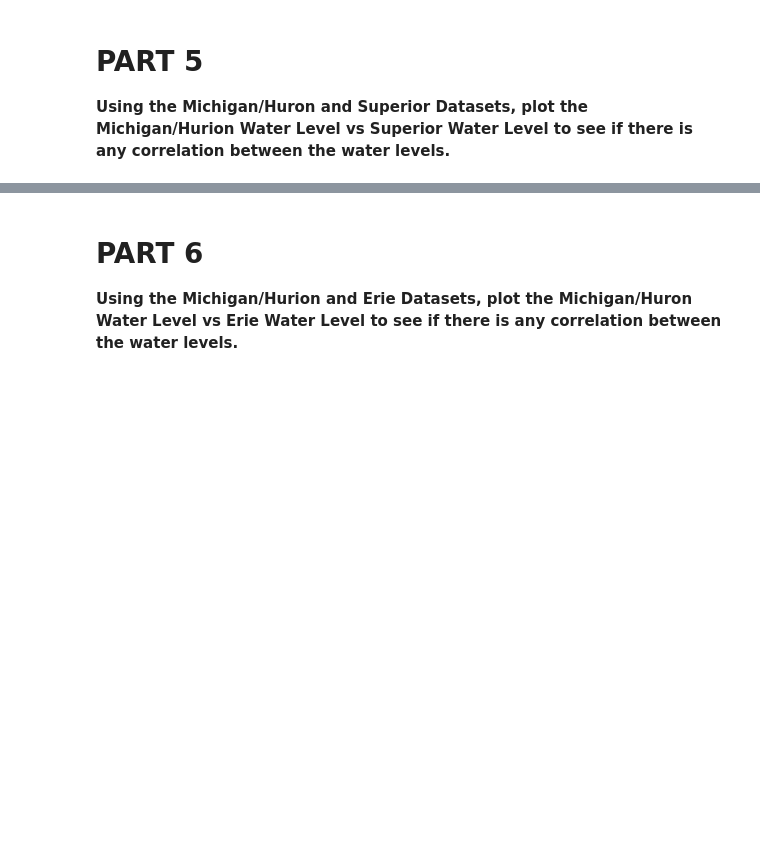
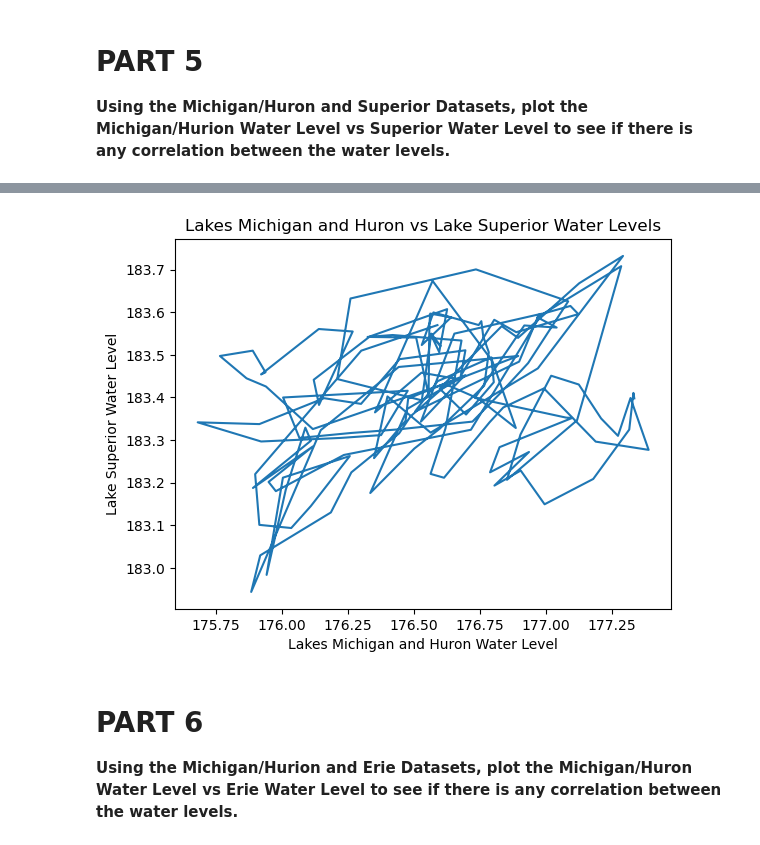
Before and after one commit to msu-cmse-courses/CMSE202_Git_Started, a Jupyter notebook: Great_Lakes_and_Grand_River.ipynb, the cells around one changed output, grey strips where cells are left out. Saved outputs shown, nothing was run; the diff lists cells and outputs as text; code cells hidden in the pictures; blank space fills up the shorter version.

```diff
--- a/Great_Lakes_and_Grand_River.ipynb
+++ b/Great_Lakes_and_Grand_River.ipynb
@@ -91,3 +108,23 @@ plt.show()
+# %%
+# Insert Code Here
+import pandas as pd
+import matplotlib.pyplot as plt
+
+
+df_mhu = pd.read_csv("mhu.csv")
+df_sup = pd.read_csv("sup.csv")
+
+df_mhu
+plt.plot(df_mhu["AnnAvg"], df_sup["AnnAvg"])
+
+plt.title("Lakes Michigan and Huron vs Lake Superior Water Levels")
+
+plt.xlabel("Lakes Michigan and Huron Water Level")
+plt.ylabel("Lake Superior Water Level")
+
+plt.show()
+# %% [output]
+[figure, added]
 # %% [markdown]
 # PART 6
 
```
Also changed, not shown: parts of 8 cells of this notebook.
